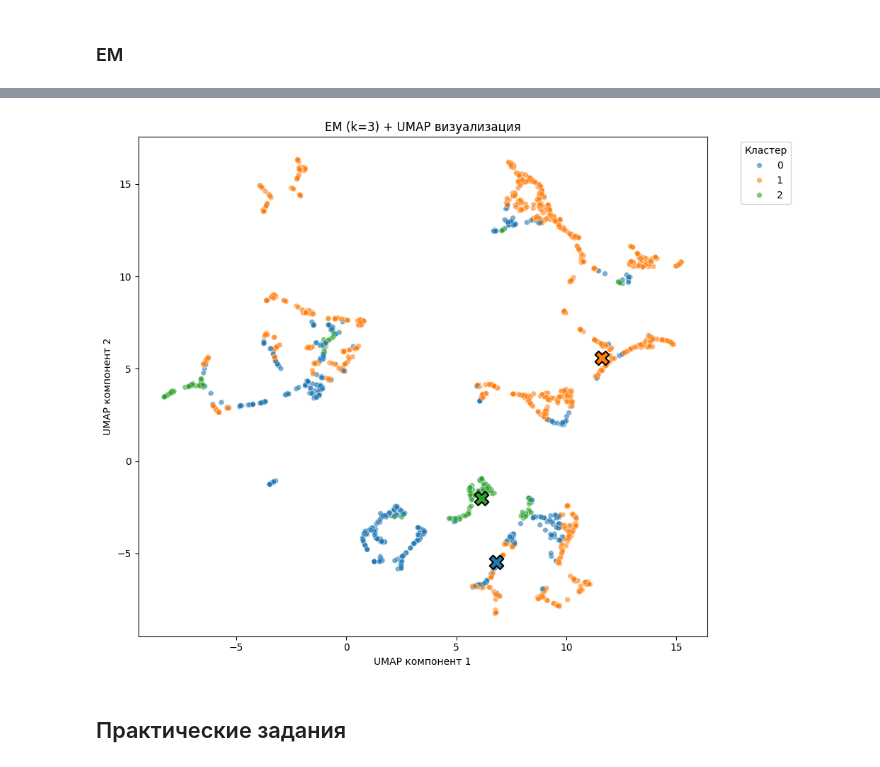
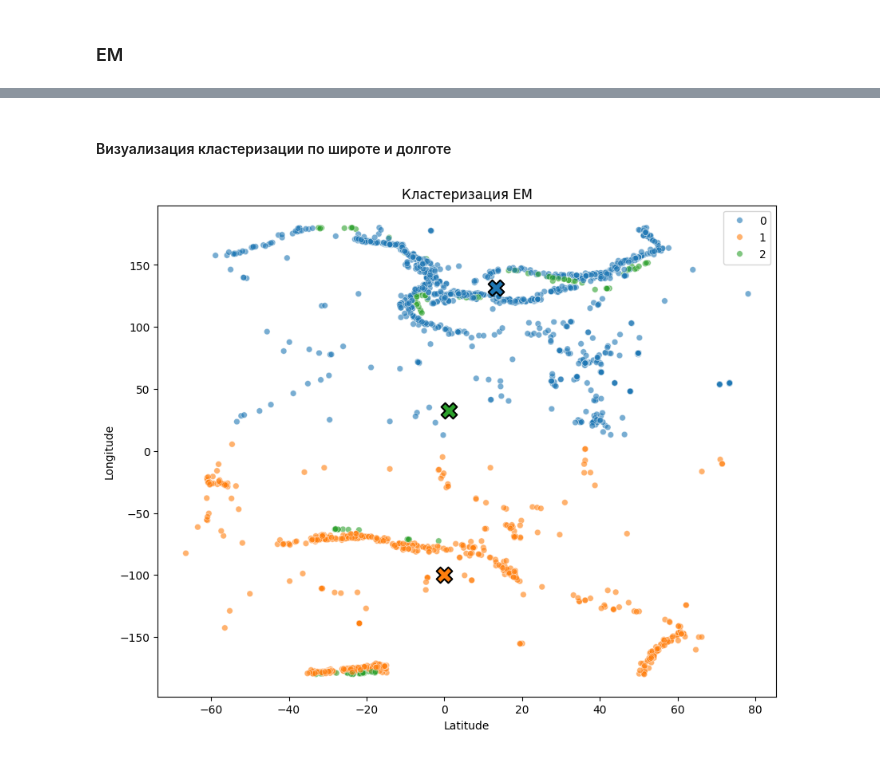
Before and after one commit to FREDY129053/AI_Systems_LABS, a Jupyter notebook: Lab_3_8.ipynb, the cells around one changed output, grey strips where cells are left out. Saved outputs shown, nothing was run; the diff lists cells and outputs as text; code cells hidden in the pictures.

Commit message:
fix: better clustering

```diff
--- a/Lab_3_8.ipynb
+++ b/Lab_3_8.ipynb
@@ -237,0 +319,13 @@ centers = model_em.means_
+# %%
+em_optimal = GaussianMixture(
+  n_components=optimal_clusters_n,
+  random_state=42,
+  init_params='k-means++',
+  max_iter=1_000_000
+)
+em_optimal.fit(df_em)
+
+labels_em = em_optimal.fit_predict(df_em)
+centers_em = em_optimal.means_
+# %%
+df_em['Claster'] = labels_em
@@ -237,0 +341,6 @@ centers = model_em.means_
+# %%
+depth_and_richter = df_em[['Focal_depth', 'Richter', 'Claster']]
+lat_and_long = df_em[['Latitude', 'Longitude', 'Claster']]
+
+centers_depth_and_richter = [[i[0], i[-1]] for i in centers_em]
+centers_lat_and_long = [[i[1], i[2]] for i in centers_em]
@@ -238,43 +376,29 @@ centers = model_em.means_
+# %% [markdown]
+#### Визуализация кластеризации по широте и долготе
 # %%
-import umap
 import matplotlib.pyplot as plt
 import seaborn as sns
 
-um = umap.UMAP(n_components=2, random_state=42)
-X_umap = um.fit_transform(df_scaled)
-centers_umap = um.transform(centers)
-
 plt.figure(figsize=(10, 8))
-palette = sns.color_palette("tab10", n)
+palette = sns.color_palette("tab10", optimal_clusters_n)
 
 sns.scatterplot(
-    x = X_umap[:, 0], y = X_umap[:, 1],
-    hue = labels,
+    x = lat_and_long.iloc[:, 0], y = lat_and_long.iloc[:, 1],
+    hue = labels_kmeans,
     palette = palette,
     legend = "full",
     alpha = 0.6,
     s = 30
 )
 
-for i in range(n):
-    xi, yi = centers_umap[i, 0], centers_umap[i, 1]
-    color_i = palette[i % len(palette)]
-    plt.scatter(
-        xi, yi,
-        color = color_i,
-        marker = "X",
-        s = 200,
-        edgecolor = "k",
-        linewidth = 1.5
-    )
+for i in range(optimal_clusters_n):
+  xi, yi = centers_lat_and_long[i]
+  color_i = palette[i]
+  plt.scatter(xi, yi, color = color_i, marker = "X", s = 200, edgecolor = "k", linewidth = 1.5)
 
-plt.title(f"EM (k={n}) + UMAP визуализация")
-plt.xlabel("UMAP компонент 1")
-plt.ylabel("UMAP компонент 2")
-plt.legend(title="Кластер", bbox_to_anchor=(1.05, 1), loc='upper left')
-plt.tight_layout()
+plt.title(f"Кластеризация EM")
+plt.xlabel("Latitude")
+plt.ylabel("Longitude")
 plt.show()
 # %% [output]
-[figure, old version]
+[figure, new version]
-# %% [markdown]
-## Практические задания
```
Also changed, not shown: parts of 48 cells of this notebook.
